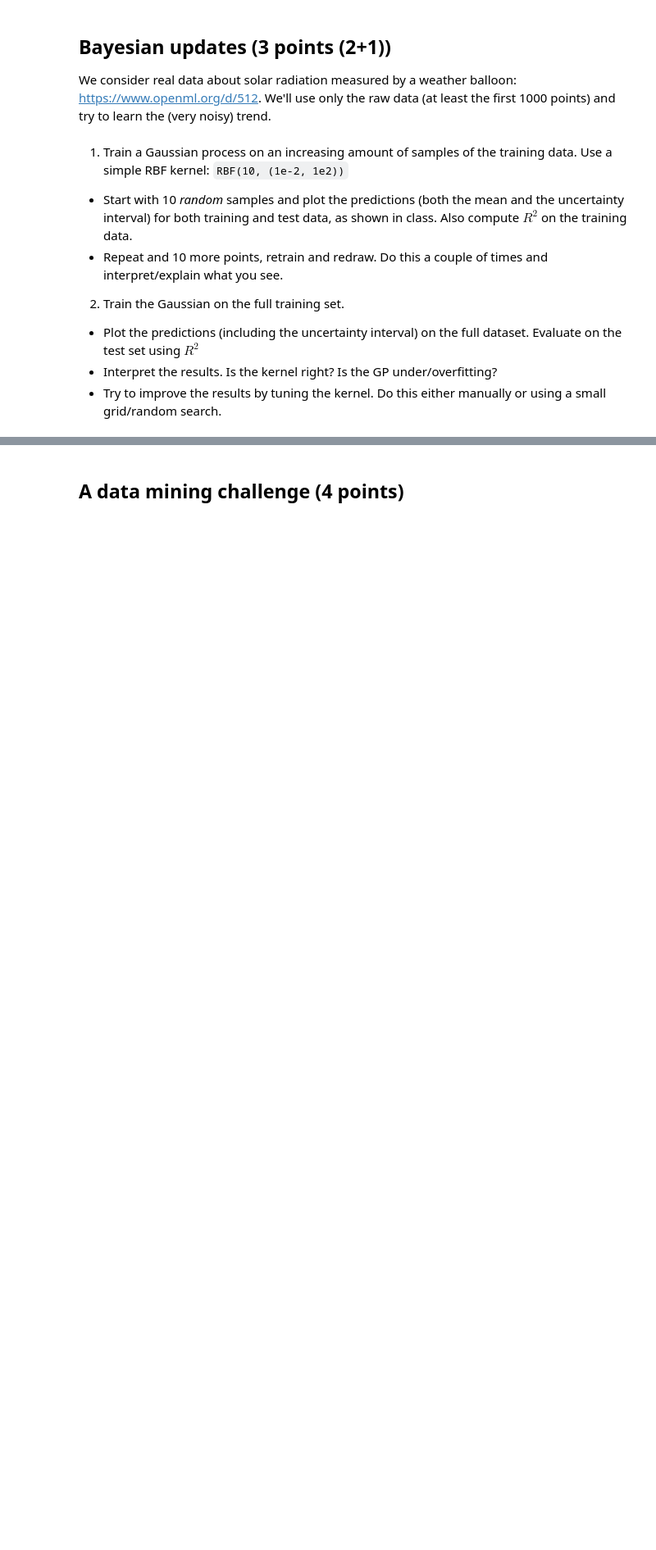
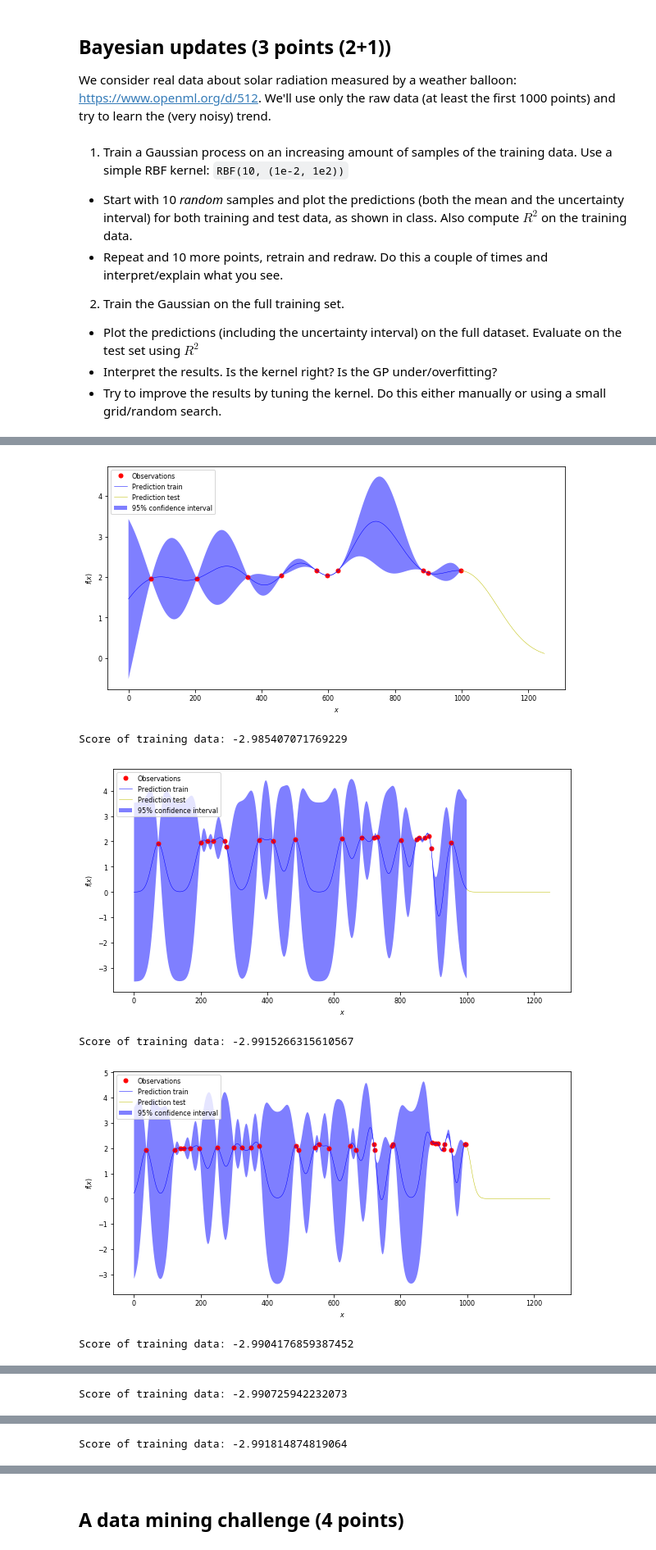
Before and after one commit to schneiderjan/2imm20-assignments, a Jupyter notebook: 1_our_solutions/Assignment 2.ipynb, the cells around one changed output, grey strips where cells are left out. Shown at 82% size. Saved outputs shown, nothing was run; the diff lists cells and outputs as text; code cells hidden in the pictures; blank space fills up the shorter version.

```diff
--- a/1_our_solutions/Assignment 2.ipynb
+++ b/1_our_solutions/Assignment 2.ipynb
@@ -313,0 +321,62 @@ pd.Series(X[:1500,0]).plot()
+# %%
+from sklearn.gaussian_process import GaussianProcessRegressor
+from sklearn.gaussian_process.kernels import RBF, ConstantKernel as C
+import random
+from sklearn.metrics import r2_score
+
+for samples in range(1,10):
+
+#     r=np.random.choice(np.arange(len(X_train)), samples*10, replace=False)
+
+
+#     X_sample=X_train[r]
+#     y_sample=y_train[r]
+
+    indexes = sorted(random.sample(list(range(1000)),10*samples))
+    X_sample = np.asarray([X_train[i] for i in indexes])
+    y_sample = np.asarray([y_train[i] for i in indexes])
+
+
+
+    # Instanciate a Gaussian Process model
+    kernel = C(1.0, (1e-3, 1e3)) * RBF(10, (1e-2, 1e2))
+
+    gp = GaussianProcessRegressor(kernel=kernel,
+                                  n_restarts_optimizer=9,
+                                  )#gives positives
+
+    # Fit to data using Maximum Likelihood Estimation of the parameters
+    fit=gp.fit(X_sample, y_sample)
+
+    # Make the prediction on the meshed x-axis (ask for MSE as well)
+    y_pred, sigma = gp.predict(X_train, return_std=True)
+    y_pred = y_pred[:,0]
+
+    y_pred_test, sigma_test = gp.predict(X_test, return_std=True)
+    y_pred_test = y_pred_test[:,0]
+
+
+    # Plot the function, the prediction and the 95% confidence interval based # the MSE
+    fig = plt.figure(figsize=(10, 5))
+    pl2=plt.plot(X_sample, y_sample, 'r.', markersize=10, label=u'Observations')
+    pl3=plt.plot(X_train, y_pred, 'b-', label=u'Prediction train')
+    pl4=plt.plot(X_test, y_pred_test, 'y-', label=u'Prediction test')
+    pl5=plt.fill(np.concatenate([X_train, X_train[::-1]]),
+                 np.concatenate([y_pred - 1.9600 * sigma,
+                                 (y_pred + 1.9600 * sigma)[::-1]]),
+                 alpha=.5, fc='b', ec='None', label='95% confidence interval')
+    plx=plt.xlabel('$x$')
+    ply=plt.ylabel('$f(x)$')
+    leg=plt.legend(loc='upper left')
+
+    plt.show()
+
+    score=r2_score(X_train, y_pred)
+    print("Score of training data: {0}".format(score))
+# %% [output]
+[figure, added]
+Score of training data: -2.985407071769229
+[figure, added]
+Score of training data: -2.9915266315610567
+[figure, added]
+Score of training data: -2.9904176859387452
@@ -313,0 +384 @@ pd.Series(X[:1500,0]).plot()
+Score of training data: -2.990725942232073
@@ -313,0 +386 @@ pd.Series(X[:1500,0]).plot()
+Score of training data: -2.991814874819064
```
Also changed, not shown: parts of 7 cells of this notebook.
